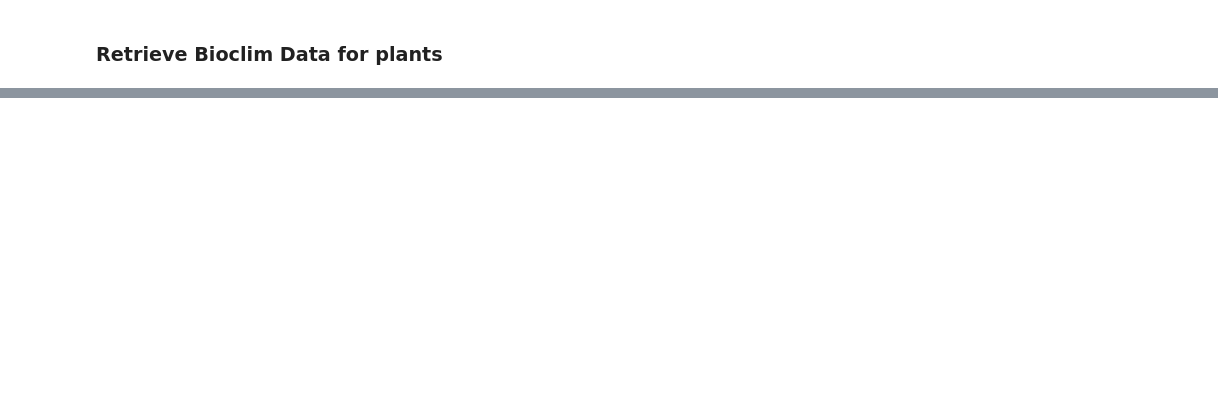
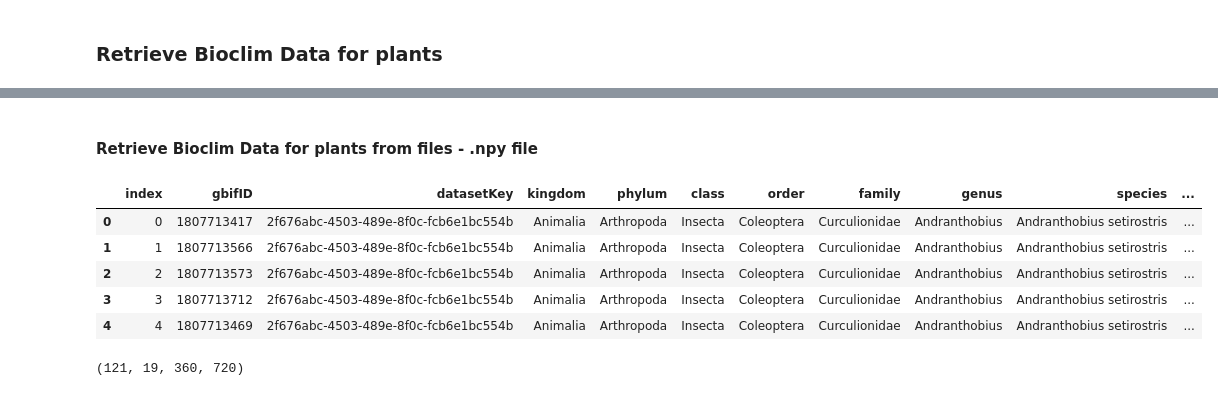
Before and after one commit to dadavie/planetary_garden, a Jupyter notebook: notebooks/Notebook_DavidSchildberger.ipynb, the cells around one changed output, grey strips where cells are left out. Saved outputs shown, nothing was run; the diff lists cells and outputs as text; code cells hidden in the pictures; blank space fills up the shorter version.

Commit message:
created dataframe inkl. bioclim

```diff
--- a/notebooks/Notebook_DavidSchildberger.ipynb
+++ b/notebooks/Notebook_DavidSchildberger.ipynb
@@ -997,0 +951,3 @@ ValueError: zero-size array to reduction operation maximum which has no identity
+# %%
+for i in range(19):
+    F"bio_{i}""
@@ -1200,0 +1209,20 @@ bio_clim_df = get_bioclim_from_plants_with_year(dd)
+# %% [markdown]
+#### Retrieve Bioclim Data for plants from files - .npy file
+# %%
+def get_plant_features():
+    df = pd.read_csv("/Users/davidschildberger/code/dadavie/planetary_garden/raw_data/data_clean_5_continent_Animal_plants.csv", on_bad_lines='skip')
+    return df
+# %%
+dd_set = get_plant_features()
+# %%
+dd_set = dd_set[(dd_set['year']>=1901) & (dd_set['year']<=2021)]
+dd_set.reset_index(inplace=True)
+# %%
+dd_set.head()
+# %% [output]
+|  | index | gbifID | datasetKey | kingdom | phylum | class | order | family | genus | species | ... |
+| 0 | 0 | 1807713417 | 2f676abc-4503-489e-8f0c-fcb6e1bc554b | Animalia | Arthropoda | Insecta | Coleoptera | Curculionidae | Andranthobius | Andranthobius setirostris | ... |
+| 1 | 1 | 1807713566 | 2f676abc-4503-489e-8f0c-fcb6e1bc554b | Animalia | Arthropoda | Insecta | Coleoptera | Curculionidae | Andranthobius | Andranthobius setirostris | ... |
+| 2 | 2 | 1807713573 | 2f676abc-4503-489e-8f0c-fcb6e1bc554b | Animalia | Arthropoda | Insecta | Coleoptera | Curculionidae | Andranthobius | Andranthobius setirostris | ... |
+| 3 | 3 | 1807713712 | 2f676abc-4503-489e-8f0c-fcb6e1bc554b | Animalia | Arthropoda | Insecta | Coleoptera | Curculionidae | Andranthobius | Andranthobius setirostris | ... |
+| 4 | 4 | 1807713469 | 2f676abc-4503-489e-8f0c-fcb6e1bc554b | Animalia | Arthropoda | Insecta | Coleoptera | Curculionidae | Andranthobius | Andranthobius setirostris | ... |
@@ -1200,0 +1233,4 @@ bio_clim_df = get_bioclim_from_plants_with_year(dd)
+# %%
+bioclim.shape
+# %% [output]
+(121, 19, 360, 720)
```
Also changed, not shown: parts of 45 cells of this notebook.
